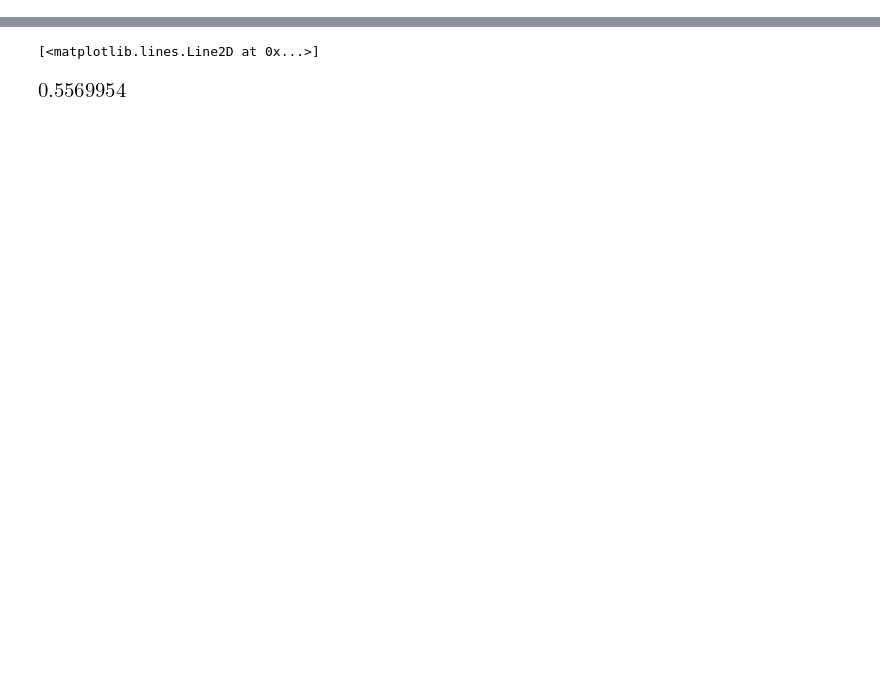
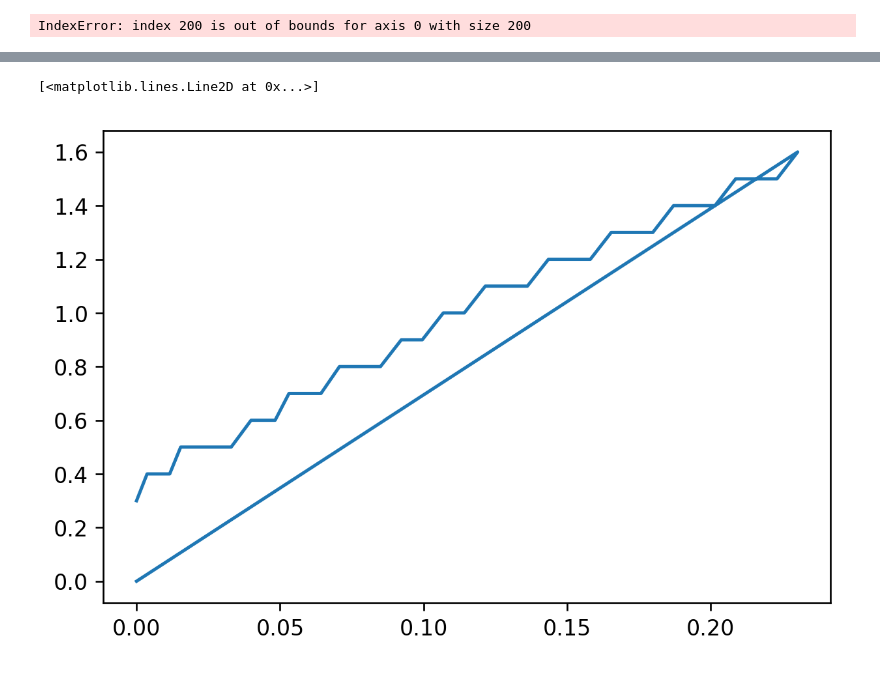
Before and after one commit to MichaelMaex/eindproject-2, a Jupyter notebook: notebooks/Blastwavelowpress.ipynb, the cells around one changed output, grey strips where cells are left out. Drawn from its saved outputs; the diff is of its cells as text; code cells hidden in the pictures; blank space fills up the shorter version.

Commit message:
add MU parameter to blastwave

```diff
--- a/notebooks/Blastwavelowpress.ipynb
+++ b/notebooks/Blastwavelowpress.ipynb
@@ -1,10 +1,10 @@
 # %%
+import numpy as np
 import sympy as sp
-import numpy as np
-
+from IPython.display import display
+import matplotlib as mpl
+mpl.rcParams["figure.dpi"] = 240
+import matplotlib.pyplot as plt
 sp.init_printing()
-import matplotlib.pyplot as plt
+import pandas as pd
 import pyPLUTO as pp
-%matplotlib notebook
-
-from IPython.display import display
@@ -24,9 +21,13 @@ def radius(img):
     return domainsize//2 - j
 # %%
 R = [0]*80
+t = [0]*80
 for i in range(80):
-    frame = pp.pload(i)
-    R[i] = radius(frame.prs)
+    frame = pp.pload(i, "../pluto-definitions/blastwave-lowpress/")
+    R[i] = radius(frame.prs)*frame.dx1[0]
+    t[i] = frame.SimTime
+# %% [output]
+IndexError: index 200 is out of bounds for axis 0 with size 200
 # %%
-plt.plot(R)
+plt.plot(t, R)
 # %% [output]
@@ -35,6 +34,2 @@ plt.plot(R)
 [<matplotlib.lines.Line2D at 0x...>]
+[figure, added]
-# %%
-frame70 = pp.pload(70)
-frame70.SimTime
-# %% [output]
-[figure, removed]
```
Also changed, not shown: parts of 3 cells of this notebook, 3 other files.
